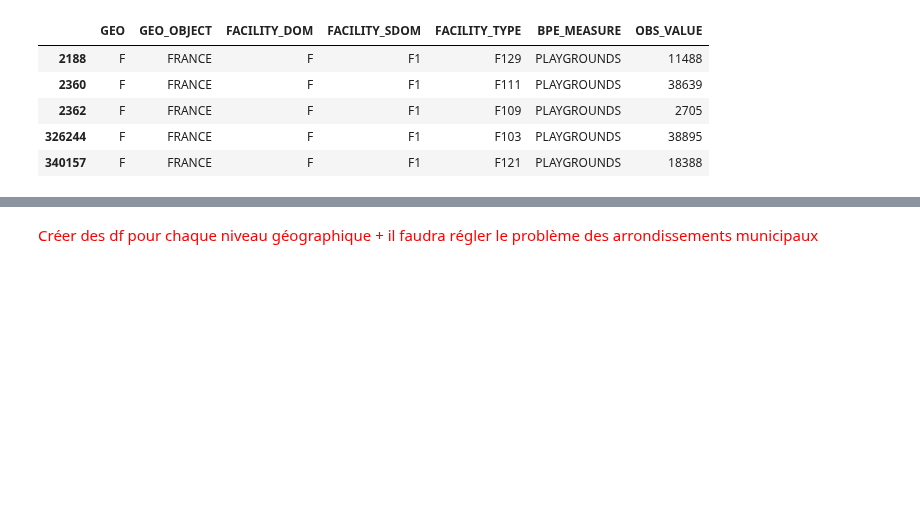
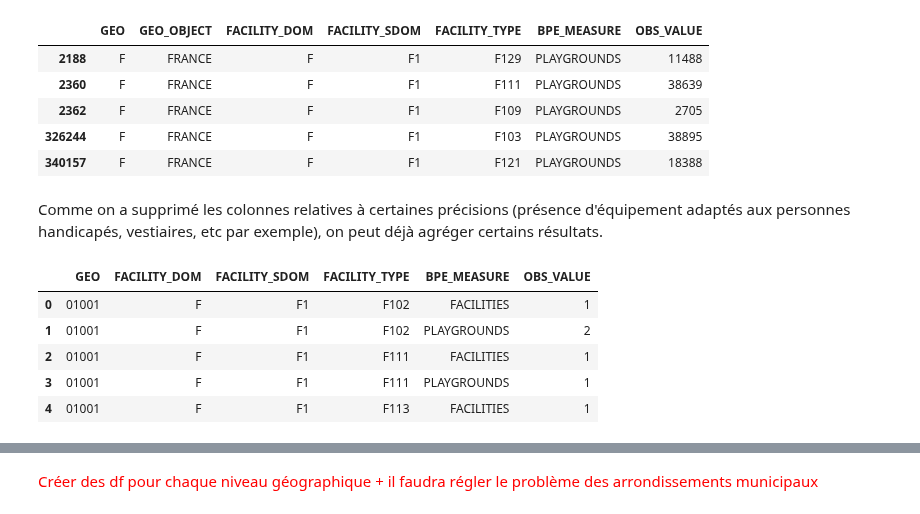
Before and after one commit to heloise1414/Projet-Python-S3, a Jupyter notebook: code/main-clemence.ipynb, the cells around one changed output, grey strips where cells are left out. Drawn from its saved outputs; the diff is of its cells as text; code cells hidden in the pictures; blank space fills up the shorter version.

Commit message:
agrégation des résultats

```diff
--- a/code/main-clemence.ipynb
+++ b/code/main-clemence.ipynb
@@ -286,3 +288,23 @@ df_infrastructures_france.head(5)
 | 2362 | F | FRANCE | F | F1 | F109 | PLAYGROUNDS | 2705 |
 | 326244 | F | FRANCE | F | F1 | F103 | PLAYGROUNDS | 38895 |
 | 340157 | F | FRANCE | F | F1 | F121 | PLAYGROUNDS | 18388 |
+# %% [markdown]
+Comme on a supprimé les colonnes relatives à certaines précisions (présence d'équipement adaptés aux personnes handicapés, vestiaires, etc par exemple), on peut déjà agréger certains résultats.
+# %%
+df_infrastructures_com_agg = (
+    df_infrastructures_com
+    .groupby(
+        ["GEO", "FACILITY_DOM", "FACILITY_SDOM", "FACILITY_TYPE", "BPE_MEASURE"],
+        as_index = False
+    )["OBS_VALUE"]
+    .sum()
+)
+
+df_infrastructures_com_agg.head(5)
+# %% [output]
+|  | GEO | FACILITY_DOM | FACILITY_SDOM | FACILITY_TYPE | BPE_MEASURE | OBS_VALUE |
+| 0 | 01001 | F | F1 | F102 | FACILITIES | 1 |
+| 1 | 01001 | F | F1 | F102 | PLAYGROUNDS | 2 |
+| 2 | 01001 | F | F1 | F111 | FACILITIES | 1 |
+| 3 | 01001 | F | F1 | F111 | PLAYGROUNDS | 1 |
+| 4 | 01001 | F | F1 | F113 | FACILITIES | 1 |
```
Also changed, not shown: parts of 12 cells of this notebook.
